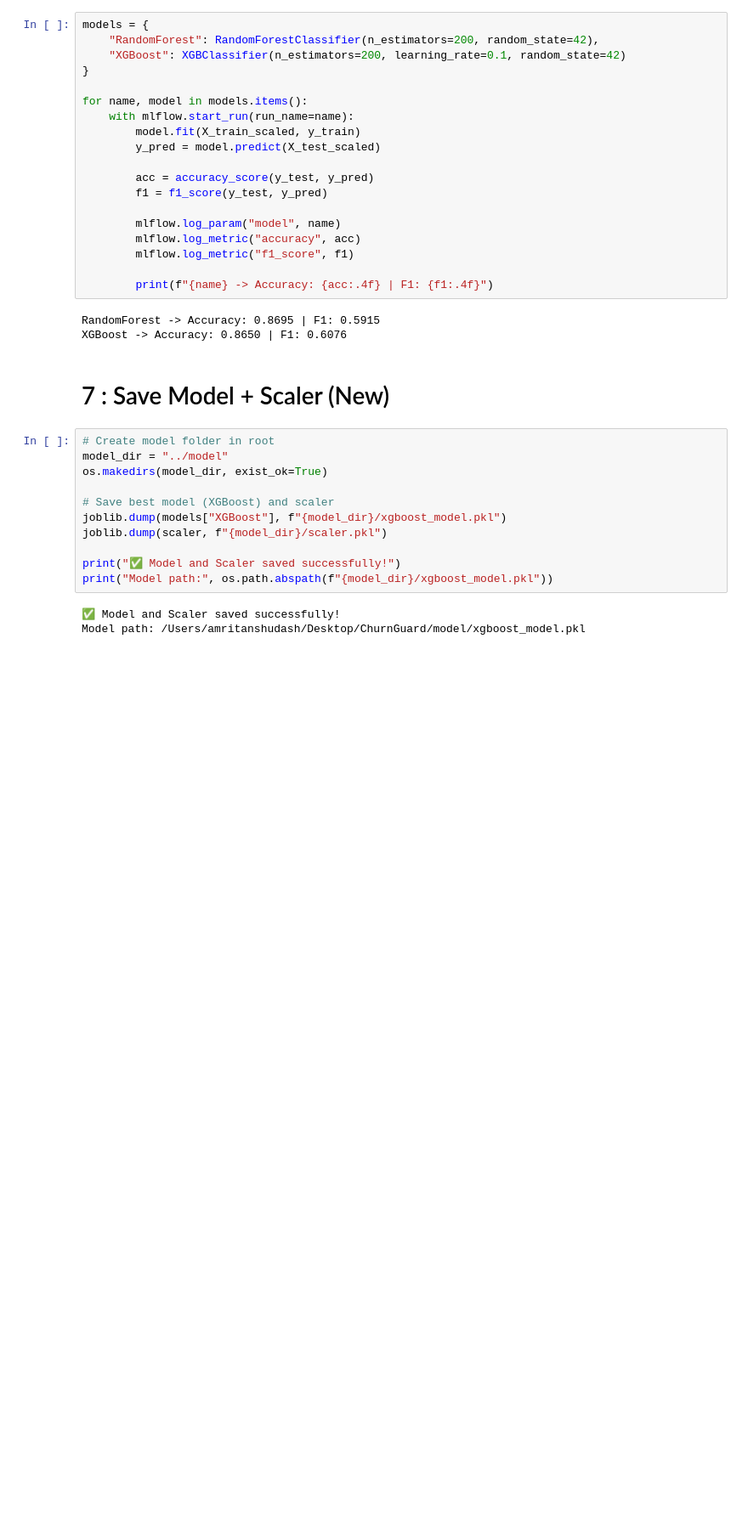
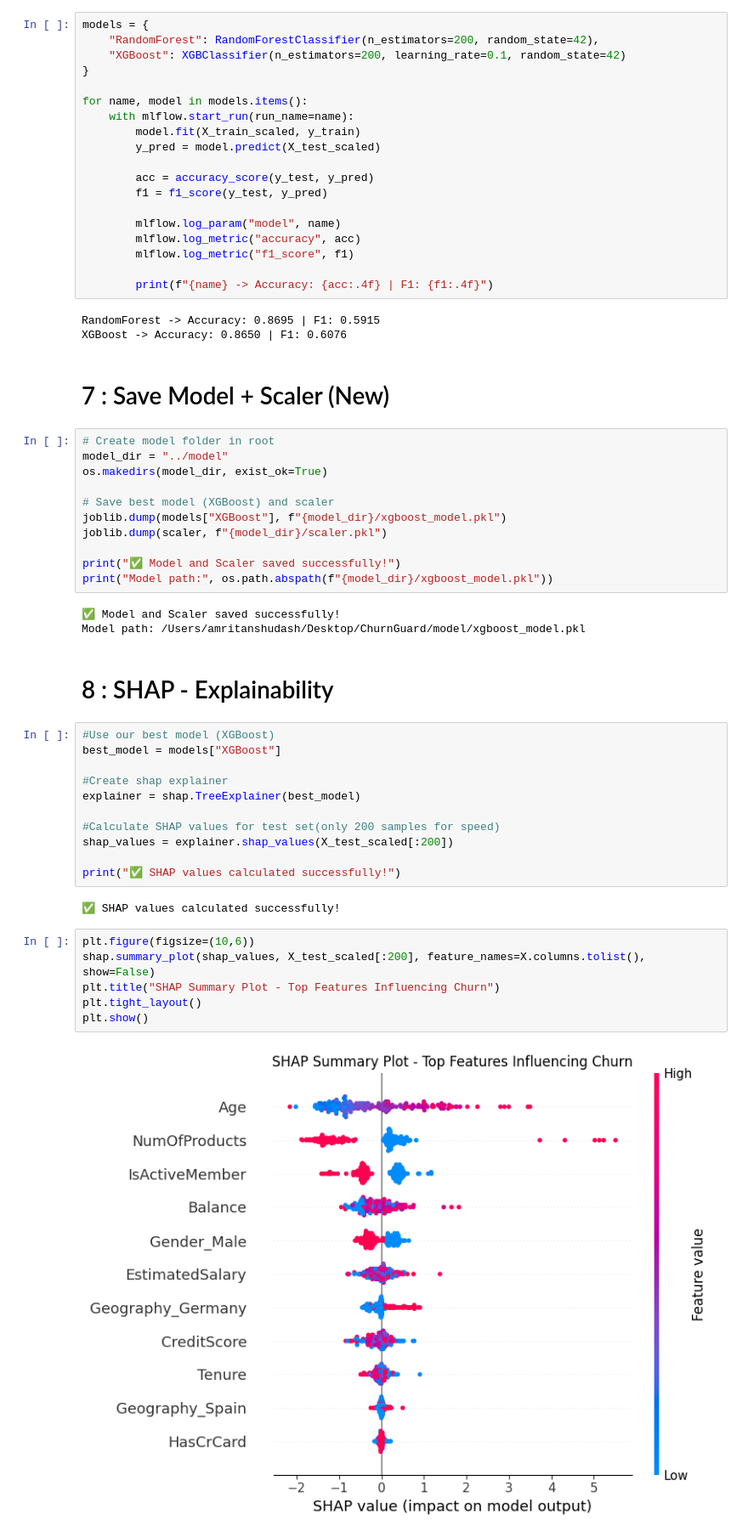
Before and after one commit to Amritanshu-Dash/ChurnGuard, a Jupyter notebook: notebooks/churnguard.ipynb, the cells around one changed output. Shown at 85% size. Saved outputs shown, nothing was run; the diff lists cells and outputs as text; blank space fills up the shorter version.

Commit message:
Added SHAP explainability + cleaned project structure

```diff
--- a/notebooks/churnguard.ipynb
+++ b/notebooks/churnguard.ipynb
@@ -182,3 +184,26 @@ print("Model path:", os.path.abspath(f"{model_dir}/xgboost_model.pkl"))
 # %% [output]
 ✅ Model and Scaler saved successfully!
 Model path: /Users/amritanshudash/Desktop/ChurnGuard/model/xgboost_model.pkl
+# %% [markdown]
+# 8 : SHAP - Explainability
+# %%
+#Use our best model (XGBoost)
+best_model = models["XGBoost"]
+
+#Create shap explainer
+explainer = shap.TreeExplainer(best_model)
+
+#Calculate SHAP values for test set(only 200 samples for speed)
+shap_values = explainer.shap_values(X_test_scaled[:200])
+
+print("✅ SHAP values calculated successfully!")
+# %% [output]
+✅ SHAP values calculated successfully!
+# %%
+plt.figure(figsize=(10,6))
+shap.summary_plot(shap_values, X_test_scaled[:200], feature_names=X.columns.tolist(), show=False)
+plt.title("SHAP Summary Plot - Top Features Influencing Churn")
+plt.tight_layout()
+plt.show()
+# %% [output]
+[figure, added]
```
Also changed, not shown: parts of 2 cells of this notebook, 1 other file.
